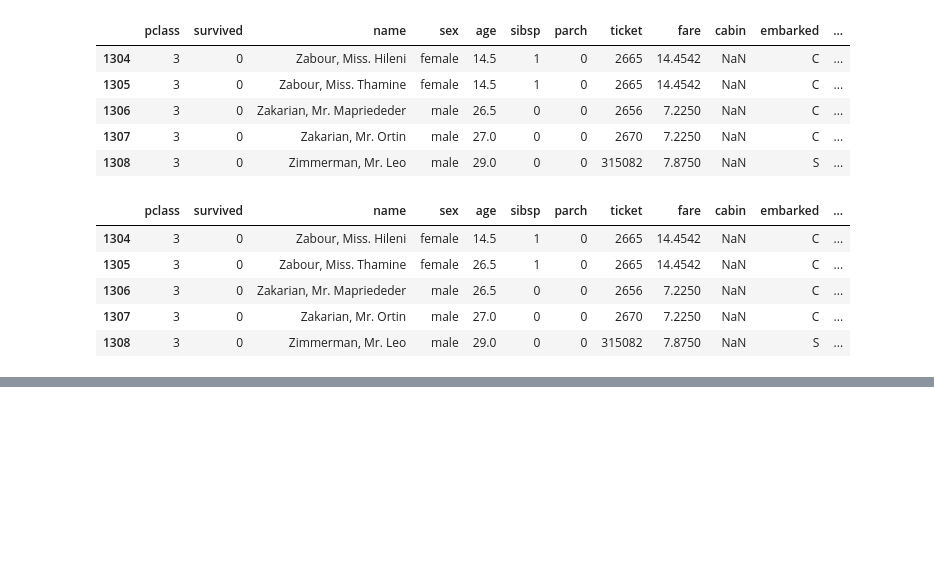
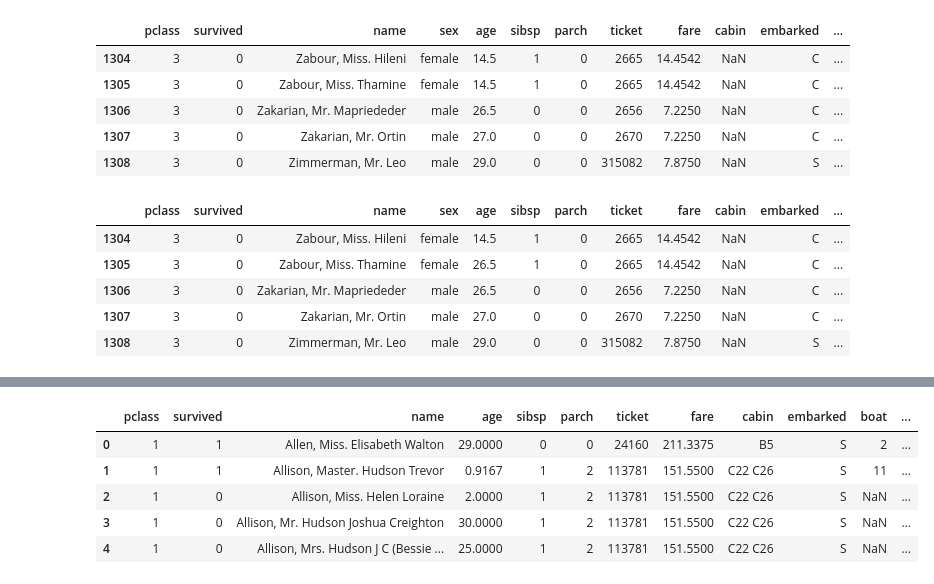
Before and after one commit to LeoD-E1/Datasets, a Jupyter notebook: T1 - 2 - Data Cleaning - Analisis Preliminar de los datos.ipynb, the cells around one changed output, grey strips where cells are left out. Saved outputs shown, nothing was run; the diff lists cells and outputs as text; code cells hidden in the pictures; blank space fills up the shorter version.

```diff
--- a/T1 - 2 - Data Cleaning - Analisis Preliminar de los datos.ipynb
+++ b/T1 - 2 - Data Cleaning - Analisis Preliminar de los datos.ipynb
@@ -231,0 +235,6 @@ titanic6.tail()
+# %%
+# Crea dos nuevas variables booleanas en base a la columna sex del
+# data set del titanic, como sex tiene 'male' y 'female', la dummy
+# variable tendra dos variables 'sex_male', y  'sex_female'.
+dummy_sex = pd.get_dummies(titanic['sex'], prefix='sex')
+dummy_sex.head()
@@ -231,0 +259,11 @@ titanic6.tail()
+# %%
+# Agregar las columnas dummy al data set original
+titanic = pd.concat([titanic, dummy_sex], axis = 1)
+titanic.head()
+# %% [output]
+|  | pclass | survived | name | age | sibsp | parch | ticket | fare | cabin | embarked | boat | ... |
+| 0 | 1 | 1 | Allen, Miss. Elisabeth Walton | 29.0000 | 0 | 0 | 24160 | 211.3375 | B5 | S | 2 | ... |
+| 1 | 1 | 1 | Allison, Master. Hudson Trevor | 0.9167 | 1 | 2 | 113781 | 151.5500 | C22 C26 | S | 11 | ... |
+| 2 | 1 | 0 | Allison, Miss. Helen Loraine | 2.0000 | 1 | 2 | 113781 | 151.5500 | C22 C26 | S | NaN | ... |
+| 3 | 1 | 0 | Allison, Mr. Hudson Joshua Creighton | 30.0000 | 1 | 2 | 113781 | 151.5500 | C22 C26 | S | NaN | ... |
+| 4 | 1 | 0 | Allison, Mrs. Hudson J C (Bessie ... | 25.0000 | 1 | 2 | 113781 | 151.5500 | C22 C26 | S | NaN | ... |
```
Also changed, not shown: parts of 7 cells of this notebook.
